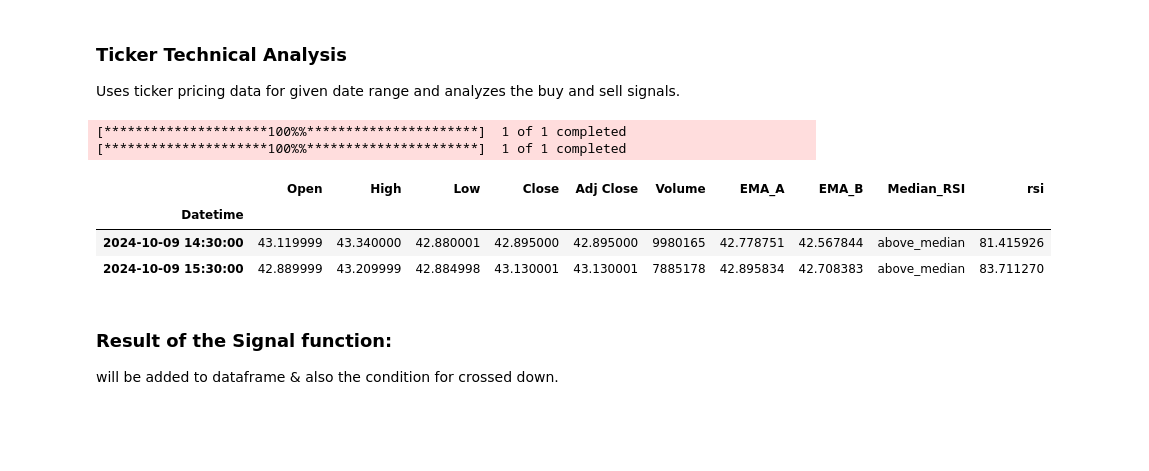
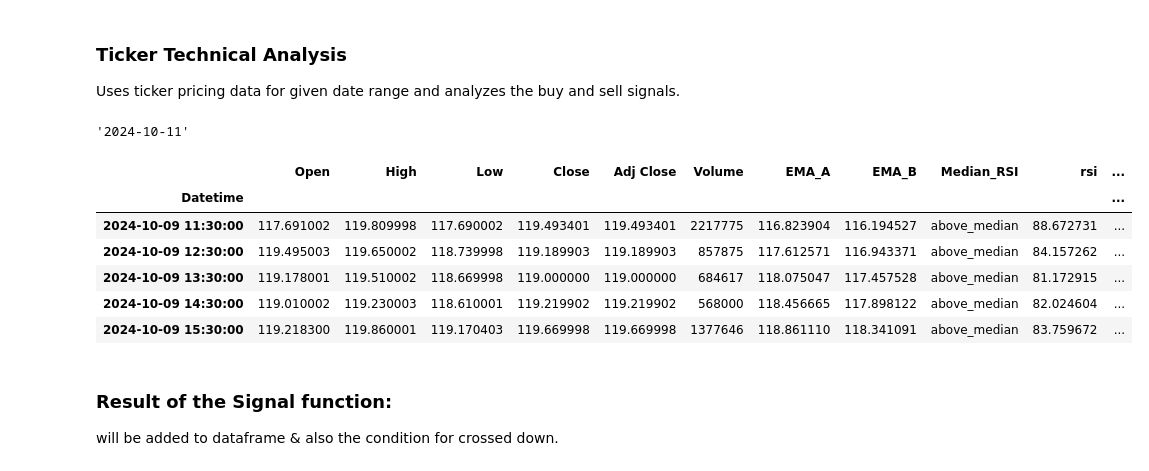
Before and after one commit to rindel/labs, a Jupyter notebook: ticker_technical_analysis.ipynb, the cells around one changed output. Saved outputs shown, nothing was run; the diff lists cells and outputs as text; code cells hidden in the pictures; blank space fills up the shorter version.

```diff
--- a/ticker_technical_analysis.ipynb
+++ b/ticker_technical_analysis.ipynb
@@ -11,17 +12,22 @@ import mplfinance as mpf
+# %%
+# get tomorrows date so we can use this in the yf.download as an end date
+
+date = datetime.now() + timedelta(days=1)
+fmt_date = date.strftime('%Y-%m-%d')
+fmt_date
+# %% [output]
+'2024-10-11'
 # %%
 # enter ticker symbol and date range to retrieve
 
-ticker = 'pltr'
+ticker = 'snow'
 start_date = '2024-08-01'
-end_date =  '2024-10-10'
+end_date =  fmt_date
 # %%
 # Fetch data for a ticker via yahoo api
 
-df_intra = yf.download(ticker, start_date, end_date, interval='60m')
-df = yf.download(ticker, start_date, end_date)
+df_intra = yf.download(ticker, start_date, end_date, interval='60m', progress=False)
+df = yf.download(ticker, start_date, end_date, progress=False)
-# %% [output]
-[*********************100%%**********************]  1 of 1 completed
-[*********************100%%**********************]  1 of 1 completed
 # %%
 # EMA - Calculates the Daily EMA, Intra-Day EMA & stores it to respective dataframes
 
@@ -62,9 +68,12 @@ def calculate_rsi(dataset, overbought_level, oversold_level):
 my_rsi_values = calculate_rsi(df, 10, 90)
 my_irsi_values = calculate_rsi(df_intra, 10, 90)
 # %%
-df_intra.tail(2)
+df_intra.tail(5)
 # %% [output]
-|  | Open | High | Low | Close | Adj Close | Volume | EMA_A | EMA_B | Median_RSI | rsi |
-| Datetime |  |  |  |  |  |  |  |  |  |  |
-| 2024-10-09 14:30:00 | 43.119999 | 43.340000 | 42.880001 | 42.895000 | 42.895000 | 9980165 | 42.778751 | 42.567844 | above_median | 81.415926 |
-| 2024-10-09 15:30:00 | 42.889999 | 43.209999 | 42.884998 | 43.130001 | 43.130001 | 7885178 | 42.895834 | 42.708383 | above_median | 83.711270 |
+|  | Open | High | Low | Close | Adj Close | Volume | EMA_A | EMA_B | Median_RSI | rsi | ... |
+| Datetime |  |  |  |  |  |  |  |  |  |  | ... |
+| 2024-10-09 11:30:00 | 117.691002 | 119.809998 | 117.690002 | 119.493401 | 119.493401 | 2217775 | 116.823904 | 116.194527 | above_median | 88.672731 | ... |
+| 2024-10-09 12:30:00 | 119.495003 | 119.650002 | 118.739998 | 119.189903 | 119.189903 | 857875 | 117.612571 | 116.943371 | above_median | 84.157262 | ... |
+| 2024-10-09 13:30:00 | 119.178001 | 119.510002 | 118.669998 | 119.000000 | 119.000000 | 684617 | 118.075047 | 117.457528 | above_median | 81.172915 | ... |
+| 2024-10-09 14:30:00 | 119.010002 | 119.230003 | 118.610001 | 119.219902 | 119.219902 | 568000 | 118.456665 | 117.898122 | above_median | 82.024604 | ... |
+| 2024-10-09 15:30:00 | 119.218300 | 119.860001 | 119.170403 | 119.669998 | 119.669998 | 1377646 | 118.861110 | 118.341091 | above_median | 83.759672 | ... |
```
Also changed, not shown: parts of 7 cells of this notebook.
